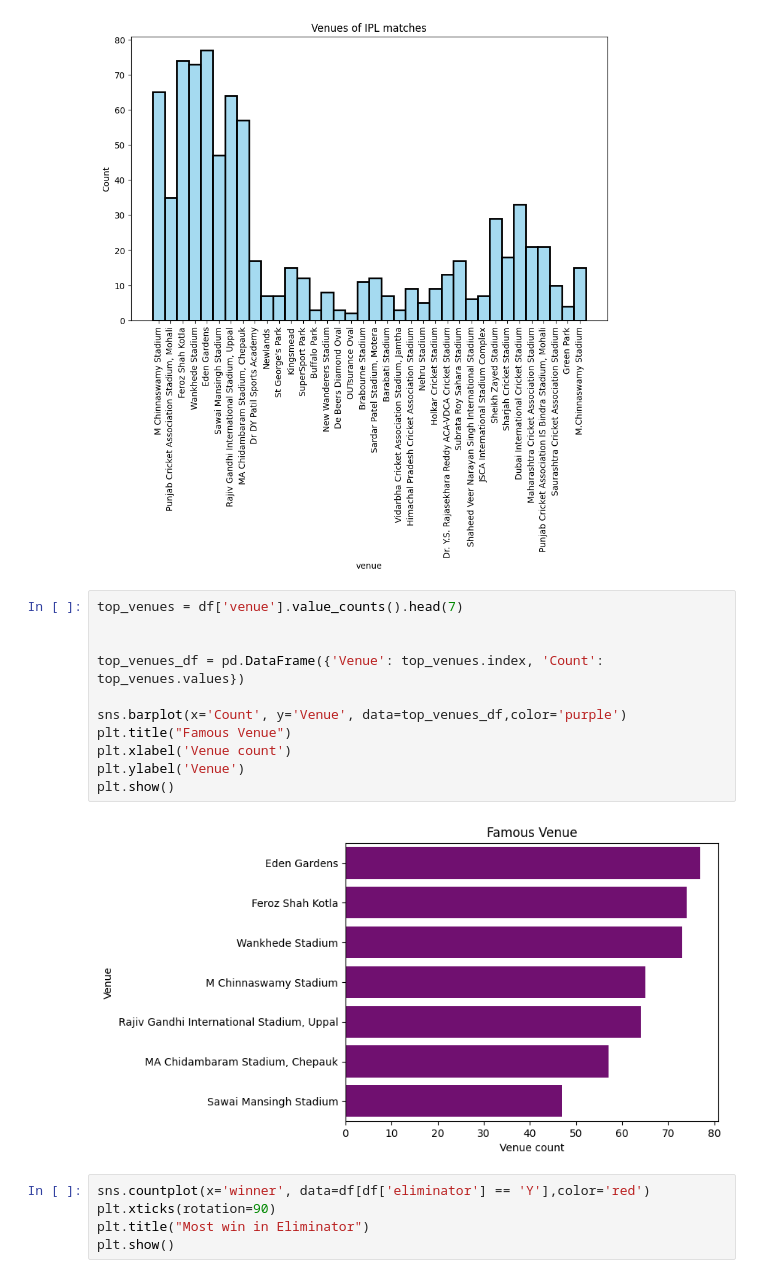
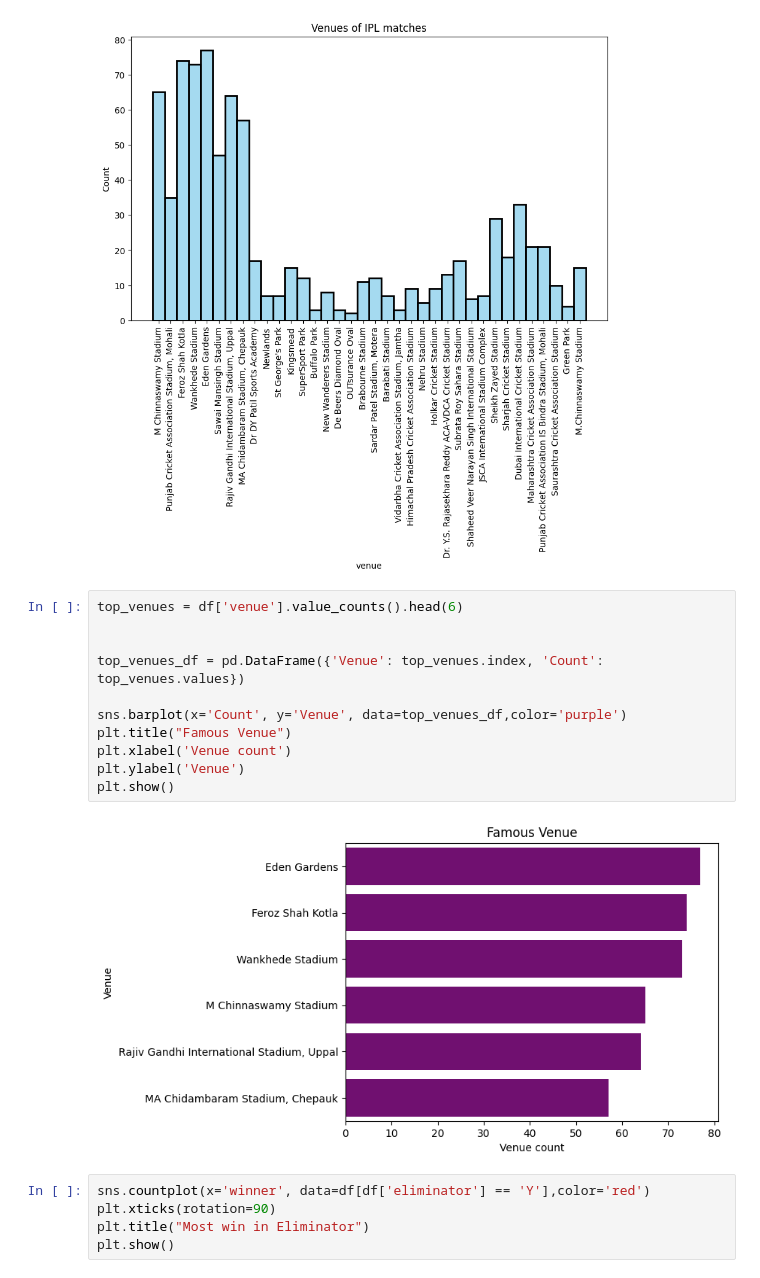
Before and after one commit to Diwash17/IPL-project-, a Jupyter notebook: IPLdataanalysis.ipynb, the cells around one changed output. Cells and saved outputs as stored; diff of their text form.

```diff
--- a/IPLdataanalysis.ipynb
+++ b/IPLdataanalysis.ipynb
@@ -433,18 +462,18 @@ plt.title("Venues of IPL matches")
 Text(0.5, 1.0, 'Venues of IPL matches')
 [figure]
 # %%
-top_venues = df['venue'].value_counts().head(7)
+top_venues = df['venue'].value_counts().head(6)
 
 
 top_venues_df = pd.DataFrame({'Venue': top_venues.index, 'Count': top_venues.values})
 
 sns.barplot(x='Count', y='Venue', data=top_venues_df,color='purple')
 plt.title("Famous Venue")
 plt.xlabel('Venue count')
 plt.ylabel('Venue')
 plt.show()
 # %% [output]
-[figure, old version]
+[figure, new version]
 # %%
 sns.countplot(x='winner', data=df[df['eliminator'] == 'Y'],color='red')
 plt.xticks(rotation=90)
```
Also changed, not shown: parts of 6 cells of this notebook.
